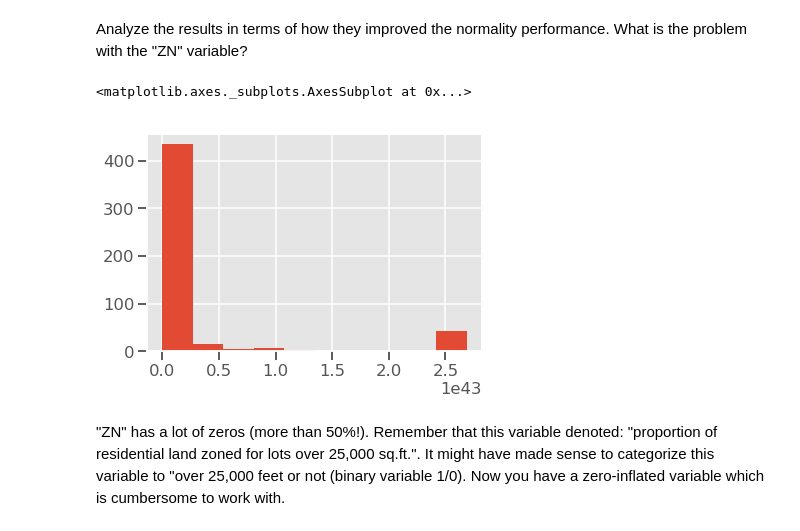
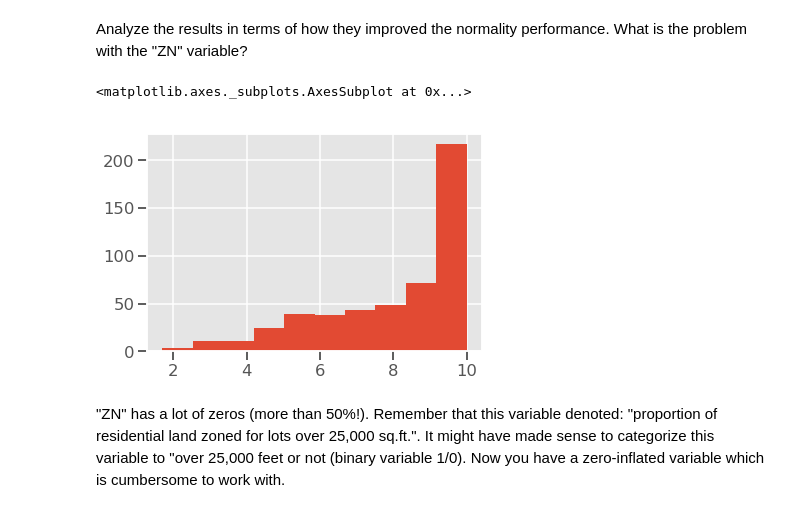
Before and after one commit to keita-dc/dsc-feature-scaling-and-normalization-lab-dc-ds-060319, a Jupyter notebook: index.ipynb, the cells around one changed output. Cells and saved outputs as stored; diff of their text form; code cells hidden in the pictures.

```diff
--- a/index.ipynb
+++ b/index.ipynb
@@ -77,12 +77,12 @@ fig.patch.set_alpha(0)
 # %% [markdown]
 Analyze the results in terms of how they improved the normality performance. What is the problem with the "ZN" variable?
 # %%
-boston_features["exp_age"] = np.s(boston_features.AGE)
+boston_features["sqrt_age"] = np.sqrt(boston_features.AGE)
 # %%
-boston_features["exp_age"].hist()
+boston_features["sqrt_age"].hist()
 # %% [output]
 <matplotlib.axes._subplots.AxesSubplot at 0x...>
-[figure, old version]
+[figure, new version]
 # %% [markdown]
 "ZN" has a lot of zeros (more than 50%!). Remember that this variable denoted: "proportion of residential land zoned for lots over 25,000 sq.ft.". It might have made sense to categorize this variable to "over 25,000 feet or not (binary variable 1/0). Now you have a zero-inflated variable which is cumbersome to work with.
 # %% [markdown]
```
